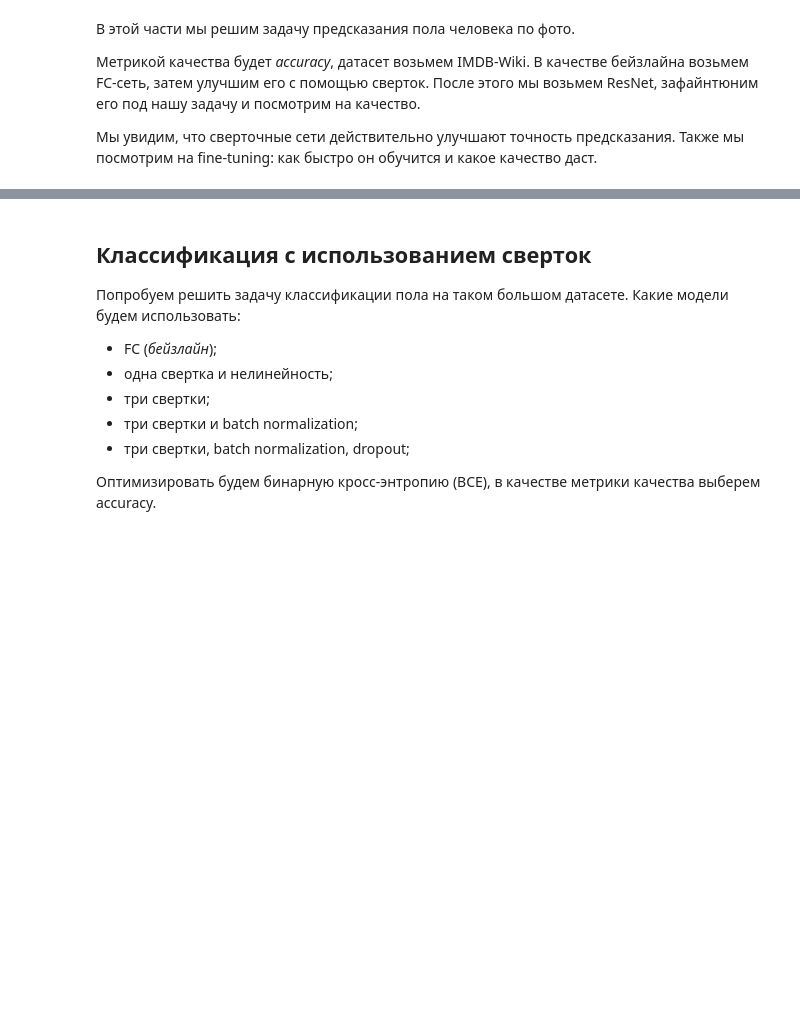
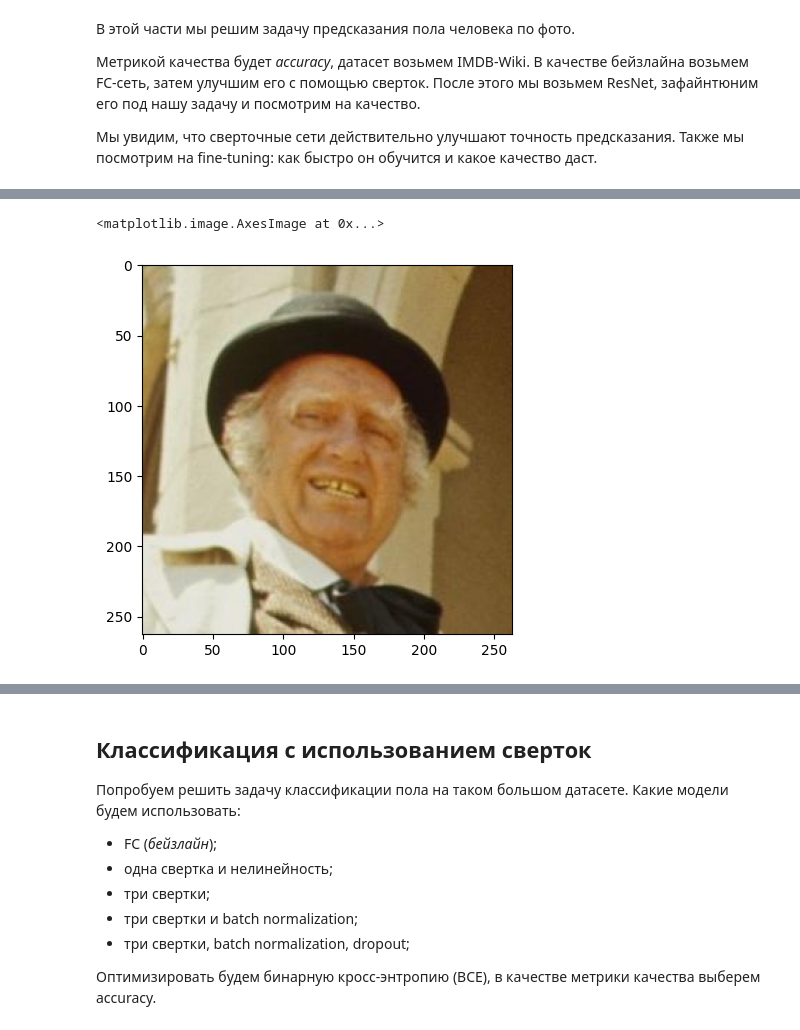
Before and after one commit to AndreyKurdyubov/Karpov.courses_DL, a Jupyter notebook: Base_DL/lesson4_CNN_classifier.ipynb, the cells around one changed output, grey strips where cells are left out. Cells and saved outputs as stored; diff of their text form; code cells hidden in the pictures; blank space fills up the shorter version.

```diff
--- a/Base_DL/lesson4_CNN_classifier.ipynb
+++ b/Base_DL/lesson4_CNN_classifier.ipynb
@@ -81,3 +81,20 @@ class ImdbWikiDataset(Dataset):
 
     def __len__(self):
         return len(self.paths)
+# %%
+# Вариант 1 - использовать matplotlib
+# С ним уже виделись ранее, когда работали с NotMNIST
+import matplotlib.pyplot as plt
+from scipy.io import loadmat
+
+imdb_dat = loadmat("imdb_crop/imdb.mat")["imdb"][0][0]
+imdb_paths = [f"imdb_crop/{path[0]}" for path in imdb_dat[2][0]]
+imdb_genders = imdb_dat[3][0]
+
+image = plt.imread(imdb_paths[1])
+plt.imshow(image)
+# print(image.shape)
+# print(image, type(image))
+# %% [output]
+<matplotlib.image.AxesImage at 0x...>
+[figure, added]
```
Also changed, not shown: parts of 5 cells of this notebook.
